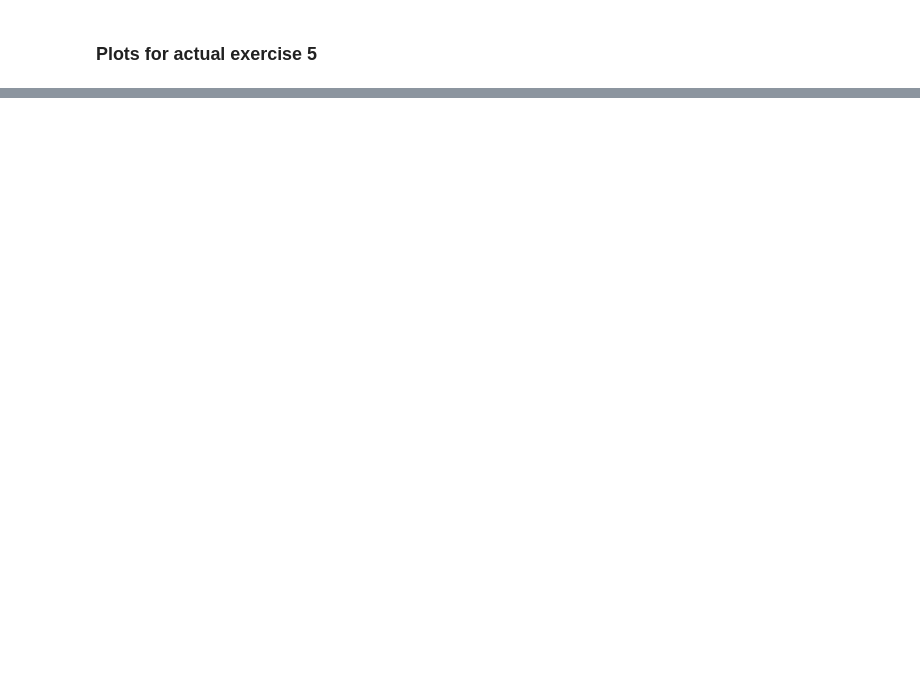
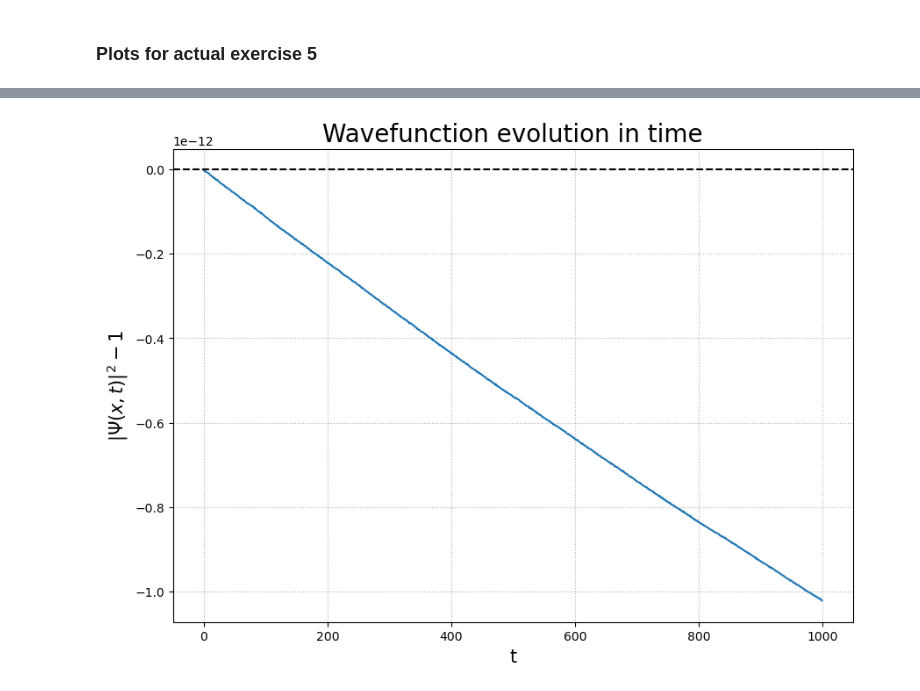
Before and after one commit to PaoloZinesi/QuantumInfoComputing, a Jupyter notebook: Assignment5/EX5/EX5_plots.ipynb, the cells around one changed output, grey strips where cells are left out. Cells and saved outputs as stored; diff of their text form; code cells hidden in the pictures; blank space fills up the shorter version.

```diff
--- a/Assignment5/EX5/EX5_plots.ipynb
+++ b/Assignment5/EX5/EX5_plots.ipynb
@@ -66,0 +163,18 @@ plt.legend()
+# %%
+fig, ax = plt.subplots(nrows=1, ncols=1, figsize=(10, 7))
+
+# Evolution of norm2 in time
+norm2 = np.loadtxt("results/WF_norm2.dat", max_rows=1)
+
+ax.plot(norm2-1)
+ax.axhline(y=0.0, ls="--", color='k')
+
+ax.set_title(f"Wavefunction evolution in time", fontsize=20)
+ax.set_xlabel("t", fontsize=15)
+ax.set_ylabel(r"$|\Psi(x, t)|^2 - 1$", fontsize=15)
+ax.grid(True, which="both", linestyle=":")
+
+if save_plots:
+    fig.savefig("results/WF_norm2.png", dpi=400, format='png')
+# %% [output]
+[figure, added]
```
Also changed, not shown: parts of 13 cells of this notebook, 4 other files.
